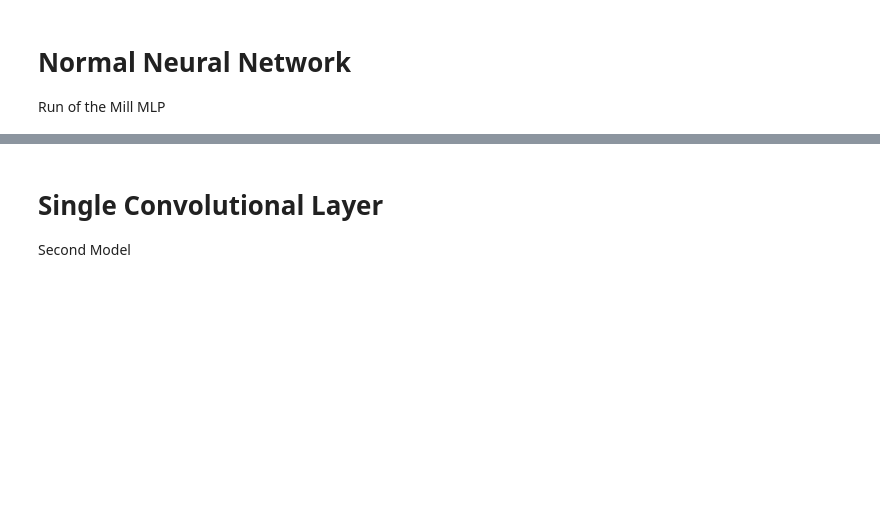
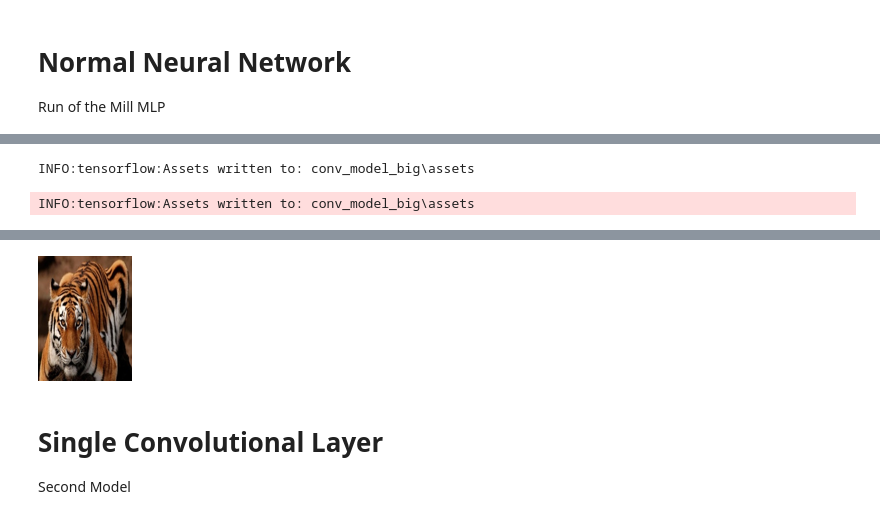
Before and after one commit to Levy2704/DLE_Assessment_3, a Jupyter notebook: Assessment3.ipynb, the cells around one changed output, grey strips where cells are left out. Drawn from its saved outputs; the diff is of its cells as text; code cells hidden in the pictures; blank space fills up the shorter version.

```diff
--- a/Assessment3.ipynb
+++ b/Assessment3.ipynb
@@ -314,0 +329,15 @@ Epoch 10/10
+# %%
+def animal_pic(index):
+    return Image.fromarray(x_valid[index])
+def cat_index(index):
+    return model.predict(np.asarray([x_valid[124]]))[0][0]
+# %%
+model.save('conv_model_big')
+# %% [output]
+INFO:tensorflow:Assets written to: conv_model_big\assets
+INFO:tensorflow:Assets written to: conv_model_big\assets
+# %%
+index = 78
+print("probability of being a cat: {}".format(cat_index(index)))
+animal_pic(index)
+# %% [output]
@@ -315,3 +346,4 @@ Epoch 10/10
+[figure, added]
 # %% [markdown]
 <h1>Single Convolutional Layer</h1>
 Second Model
```
Also changed, not shown: parts of 47 cells of this notebook, 1 other file.
